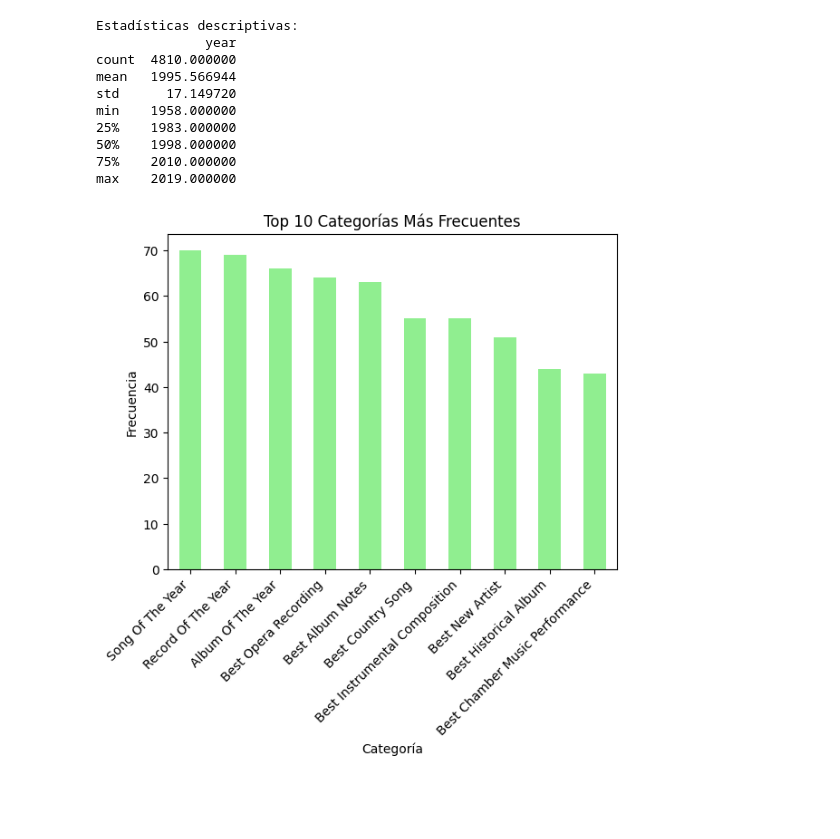
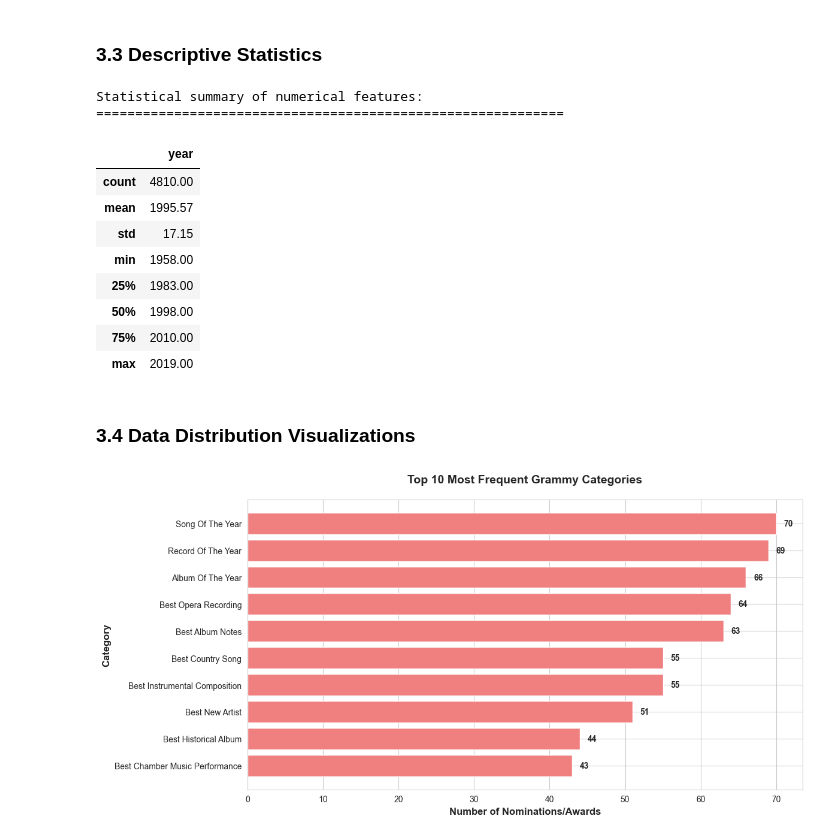
Before and after one commit to JuanHoyos329/workshop-2, a Jupyter notebook: eda.ipynb, the cells around one changed output. Cells and saved outputs as stored; diff of their text form; code cells hidden in the pictures; blank space fills up the shorter version.

```diff
--- a/eda.ipynb
+++ b/eda.ipynb
@@ -105,15 +113,15 @@ max         0.995000     243.372000        5.000000
 # %%
-# Visualización: Top 10 artistas más frecuentes
-import matplotlib.pyplot as plt
-
-# Contar los artistas más frecuentes
+# Top 10 most frequent artists
+plt.figure(figsize=(12, 6))
 top_artists = spotify_df['artists'].value_counts().head(10)
-
-# Crear gráfica de barras
-top_artists.plot(kind='bar', color='skyblue')
-plt.title('Top 10 Artistas Más Frecuentes')
-plt.xlabel('Artista')
-plt.ylabel('Frecuencia')
-plt.xticks(rotation=45, ha='right')
+plt.barh(range(len(top_artists)), top_artists.values, color='steelblue')
+plt.yticks(range(len(top_artists)), top_artists.index)
+plt.xlabel('Number of Tracks', fontsize=12, fontweight='bold')
+plt.ylabel('Artist', fontsize=12, fontweight='bold')
+plt.title('Top 10 Most Frequent Artists in Spotify Dataset', fontsize=14, fontweight='bold', pad=20)
+plt.gca().invert_yaxis()
+for i, v in enumerate(top_artists.values):
+    plt.text(v + 0.5, i, str(v), va='center', fontweight='bold')
+plt.tight_layout()
 plt.show()
 # %% [output]
@@ -219,30 +252,38 @@ Duplicados: 0
+# %% [markdown]
+### 3.3 Descriptive Statistics
 # %%
-# Estadísticas descriptivas
-print("\nEstadísticas descriptivas:")
-print(grammy_df.describe())
+# Statistical summary of numerical columns
+print("Statistical summary of numerical features:")
+print("=" * 60)
+grammy_df.describe().round(2)
 # %% [output]
-Estadísticas descriptivas:
-              year
-count  4810.000000
-mean   1995.566944
-std      17.149720
-min    1958.000000
-25%    1983.000000
-50%    1998.000000
-75%    2010.000000
-max    2019.000000
+Statistical summary of numerical features:
+============================================================
+|  | year |
+| count | 4810.00 |
+| mean | 1995.57 |
+| std | 17.15 |
+| min | 1958.00 |
+| 25% | 1983.00 |
+| 50% | 1998.00 |
+| 75% | 2010.00 |
+| max | 2019.00 |
+# %% [markdown]
+### 3.4 Data Distribution Visualizations
 # %%
-# Visualización: Top 10 categorías más frecuentes
-# Contar las categorías más frecuentes
+# Top 10 most frequent categories
+plt.figure(figsize=(12, 6))
 top_categories = grammy_df['category'].value_counts().head(10)
-
-# Crear gráfica de barras
-top_categories.plot(kind='bar', color='lightgreen')
-plt.title('Top 10 Categorías Más Frecuentes')
-plt.xlabel('Categoría')
-plt.ylabel('Frecuencia')
-plt.xticks(rotation=45, ha='right')
+plt.barh(range(len(top_categories)), top_categories.values, color='lightcoral')
+plt.yticks(range(len(top_categories)), top_categories.index)
+plt.xlabel('Number of Nominations/Awards', fontsize=12, fontweight='bold')
+plt.ylabel('Category', fontsize=12, fontweight='bold')
+plt.title('Top 10 Most Frequent Grammy Categories', fontsize=14, fontweight='bold', pad=20)
+plt.gca().invert_yaxis()
+for i, v in enumerate(top_categories.values):
+    plt.text(v + 1, i, str(v), va='center', fontweight='bold')
+plt.tight_layout()
 plt.show()
 # %% [output]
-[figure, old version]
+[figure, new version]
 # %%
```
Also changed, not shown: parts of 35 cells of this notebook, 15 other files.
